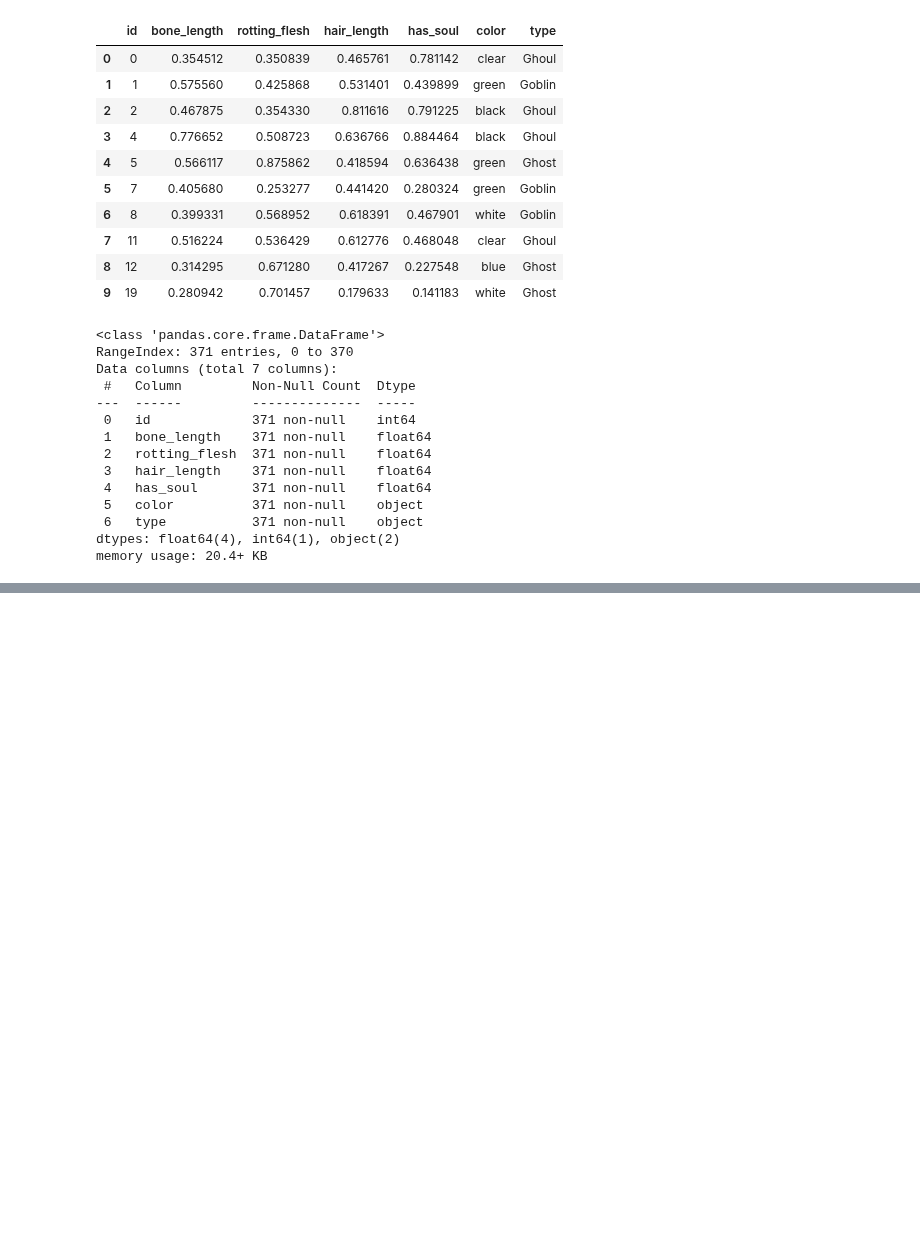
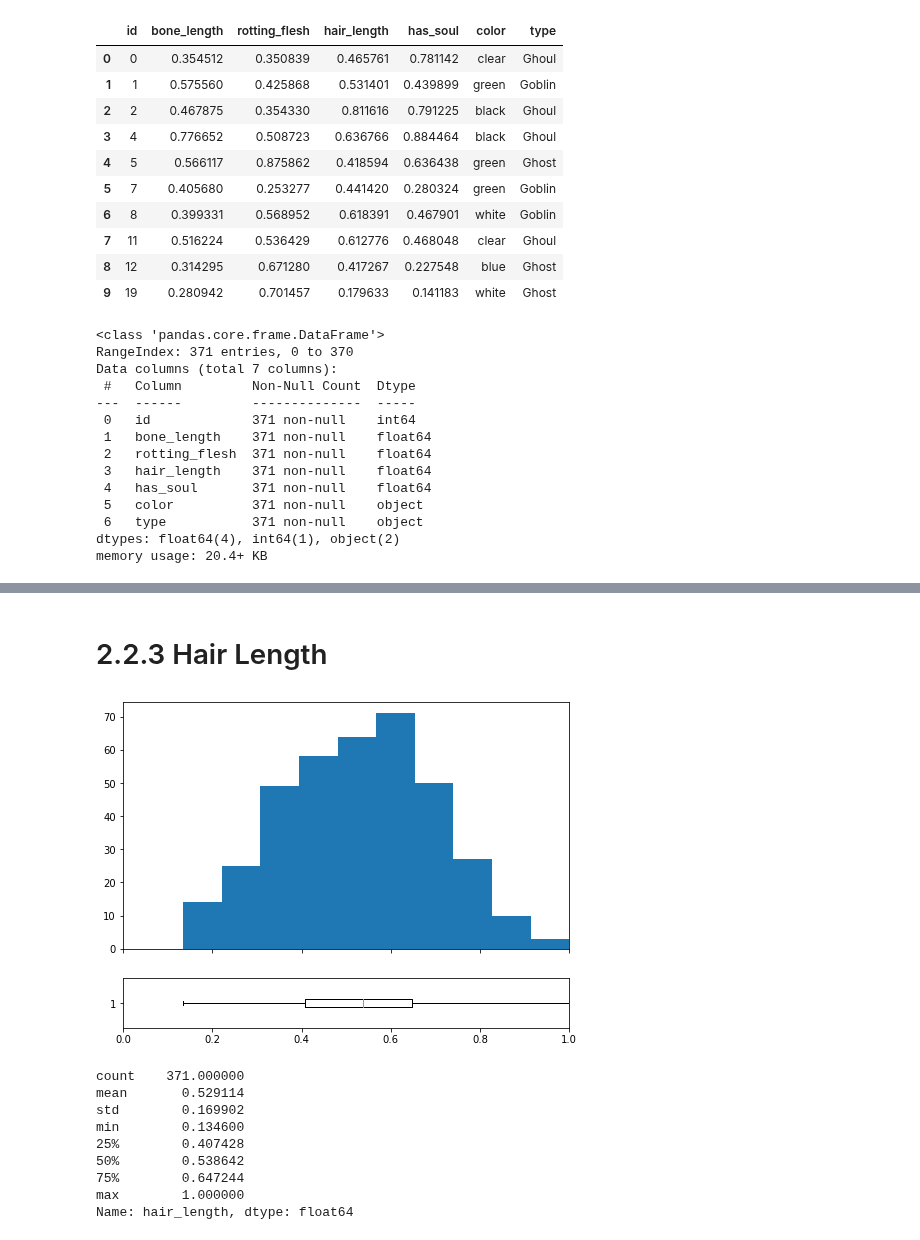
Before and after one commit to poolGolez/project-roosevelt, a Jupyter notebook: ghosts-goblins-ghosts-gotcha.ipynb, the cells around one changed output, grey strips where cells are left out. Saved outputs shown, nothing was run; the diff lists cells and outputs as text; code cells hidden in the pictures; blank space fills up the shorter version.

```diff
--- a/ghosts-goblins-ghosts-gotcha.ipynb
+++ b/ghosts-goblins-ghosts-gotcha.ipynb
@@ -69,0 +117,15 @@ memory usage: 20.4+ KB
+# %% [markdown]
+# 2.2.3 Hair Length
+# %%
+analyze_num_var(df['hair_length'])
+# %% [output]
+[figure, added]
+count    371.000000
+mean       0.529114
+std        0.169902
+min        0.134600
+25%        0.407428
+50%        0.538642
+75%        0.647244
+max        1.000000
+Name: hair_length, dtype: float64
```
Also changed, not shown: parts of 12 cells of this notebook.
